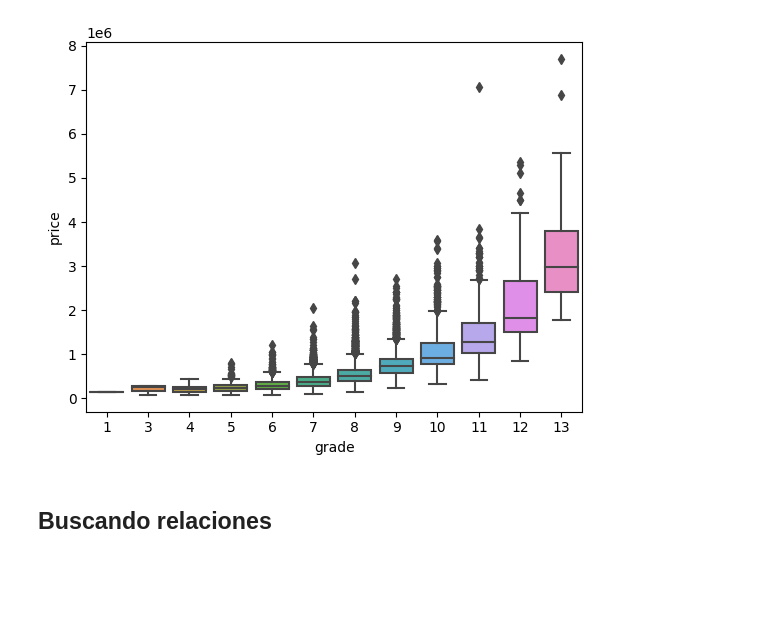
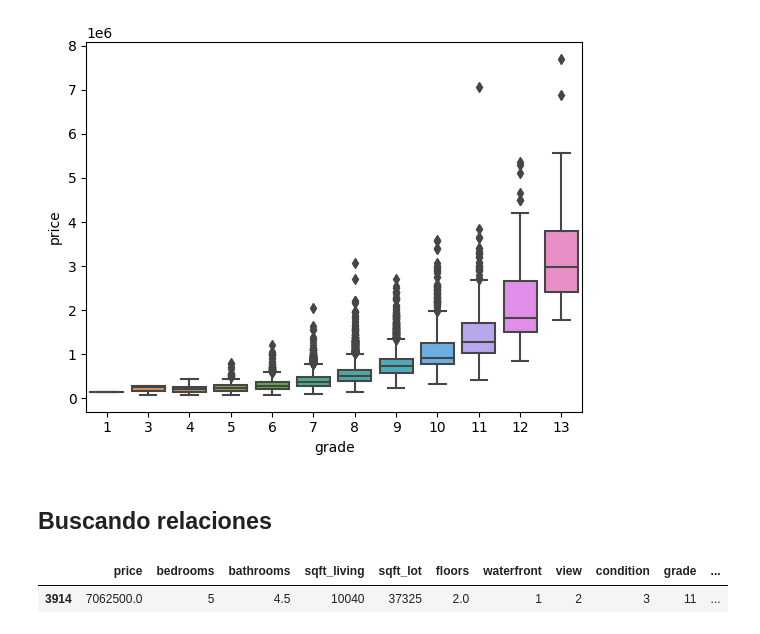
Before and after one commit to pacaicedo/pacaicedo.github.io, a Jupyter notebook: code/MachineLearning/class005_MultipleRegression.ipynb, the cells around one changed output. Cells and saved outputs as stored; diff of their text form; code cells hidden in the pictures; blank space fills up the shorter version.

```diff
--- a/code/MachineLearning/class005_MultipleRegression.ipynb
+++ b/code/MachineLearning/class005_MultipleRegression.ipynb
@@ -83,3 +81,13 @@ datos.drop(datos[datos.bedrooms==33].index, inplace=True)
+# %%
+datos.drop(datos[datos.bedrooms==33].index, inplace=True) #Dato demasiado alejado de la dinámica de la relación
+datos.drop(datos[datos.bathrooms>=7.5].index, inplace=True)
+datos.drop(datos[(datos.bathrooms==4.5) & (datos.price==7.0625e6)].index, inplace=True)
+datos.drop(datos[datos.sqft_living>=9200].index, inplace=True)
+# %%
+datos[(datos.bathrooms==4.5) & (datos.price==7.0625e6)]
+# %% [output]
+|  | price | bedrooms | bathrooms | sqft_living | sqft_lot | floors | waterfront | view | condition | grade | ... |
+| 3914 | 7062500.0 | 5 | 4.5 | 10040 | 37325 | 2.0 | 1 | 2 | 3 | 11 | ... |
 # %%
 import plotly.express as px
 
```
Also changed, not shown: parts of 3 cells of this notebook, 27 other files.
